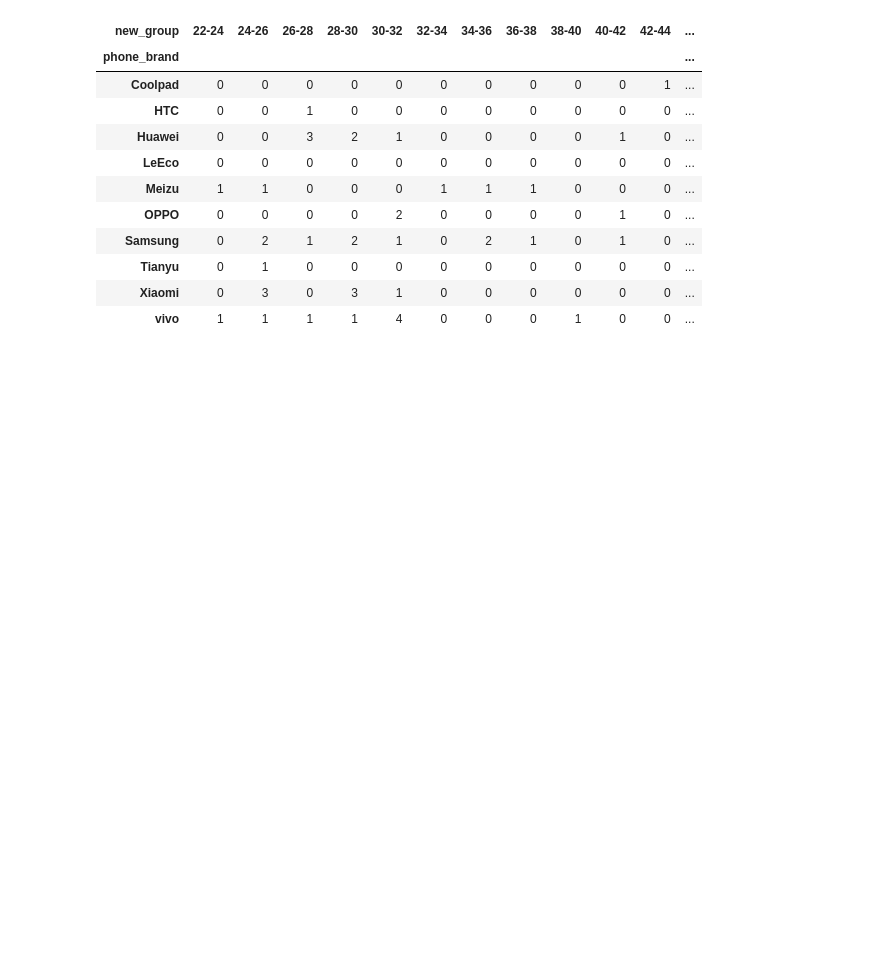
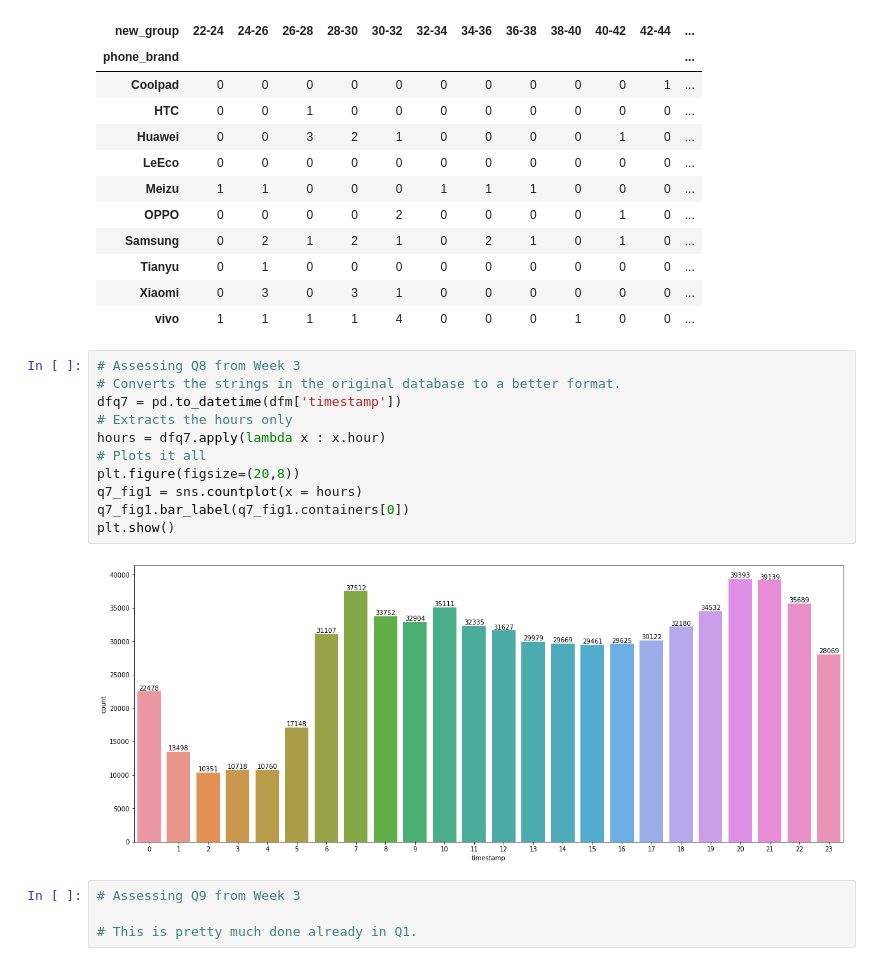
Before and after one commit to Drakus98/Capstone_1, a Jupyter notebook: Capstone_Project.ipynb, the cells around one changed output. Saved outputs shown, nothing was run; the diff lists cells and outputs as text; blank space fills up the shorter version.

```diff
--- a/Capstone_Project.ipynb
+++ b/Capstone_Project.ipynb
@@ -515,3 +515,20 @@ q7_cross2
 | Tianyu | 0 | 1 | 0 | 0 | 0 | 0 | 0 | 0 | 0 | 0 | 0 | ... |
 | Xiaomi | 0 | 3 | 0 | 3 | 1 | 0 | 0 | 0 | 0 | 0 | 0 | ... |
 | vivo | 1 | 1 | 1 | 1 | 4 | 0 | 0 | 0 | 1 | 0 | 0 | ... |
+# %%
+# Assessing Q8 from Week 3
+# Converts the strings in the original database to a better format.
+dfq7 = pd.to_datetime(dfm['timestamp'])
+# Extracts the hours only
+hours = dfq7.apply(lambda x : x.hour)
+# Plots it all
+plt.figure(figsize=(20,8))
+q7_fig1 = sns.countplot(x = hours)
+q7_fig1.bar_label(q7_fig1.containers[0])
+plt.show()
+# %% [output]
+[figure, added]
+# %%
+# Assessing Q9 from Week 3
+
+# This is pretty much done already in Q1.
```
Also changed, not shown: 1 other file.
